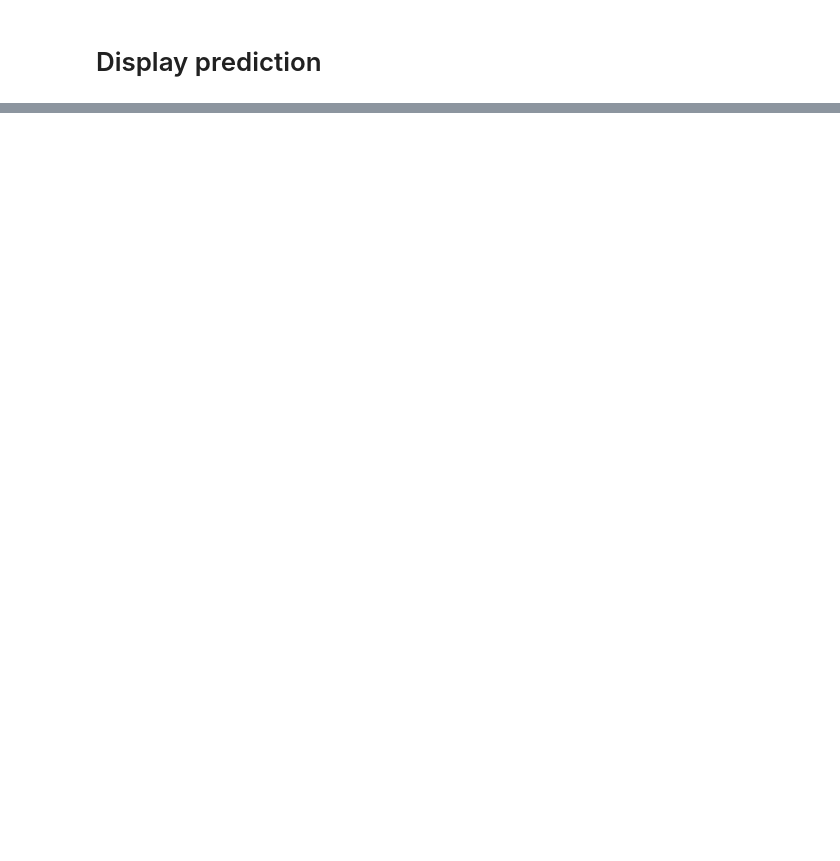
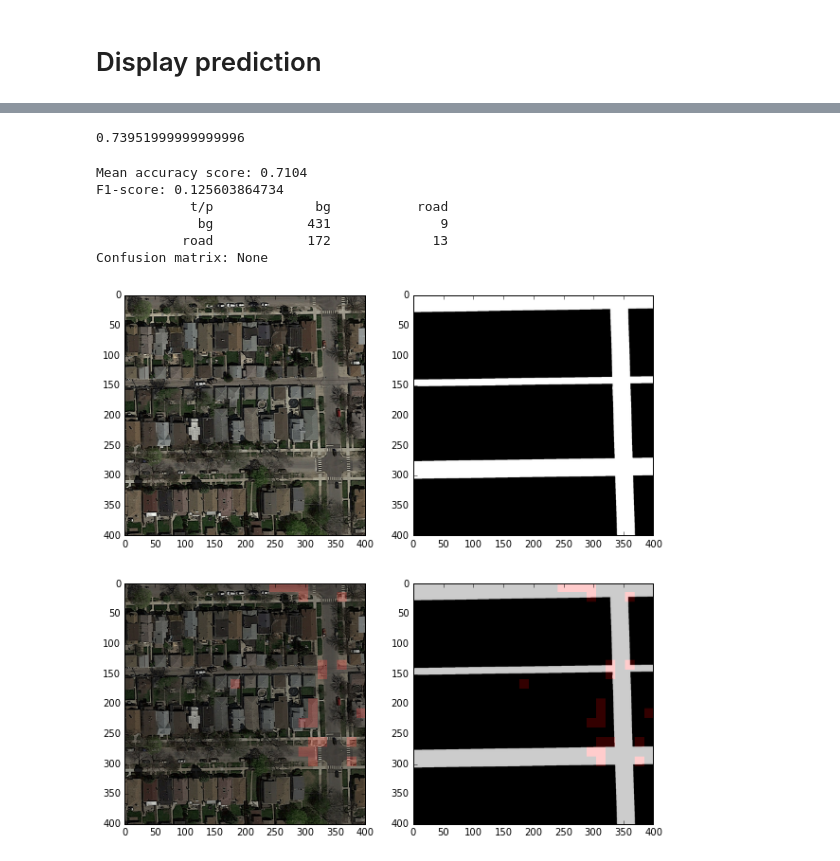
Before and after one commit to PaluchowskiMatthew/MachineLearning, a Jupyter notebook: Projects/project2/project_road_segmentation/Marie's segment_aerial_images.ipynb, the cells around one changed output, grey strips where cells are left out. Saved outputs shown, nothing was run; the diff lists cells and outputs as text; code cells hidden in the pictures; blank space fills up the shorter version.

Commit message:
61% for neigh, start of neural method

```diff
--- a/Projects/project2/project_road_segmentation/Marie's segment_aerial_images.ipynb
+++ b/Projects/project2/project_road_segmentation/Marie's segment_aerial_images.ipynb
@@ -14,7 +11,7 @@ The autoreload extension is already loaded. To reload it, use:
 # Building the model data
 # %%
 X, Y = build_model_data(extract_features_edge)
-poly = PolynomialFeatures(6)
+poly = PolynomialFeatures(3)
 X = poly.fit_transform(X)
 print(X.shape)
 # %% [output]
@@ -56,7 +47,7 @@ Confusion matrix: None
 # %%
 from sklearn.neighbors import KNeighborsClassifier
 
-neigh = KNeighborsClassifier(n_neighbors=2)
+neigh = KNeighborsClassifier(n_neighbors=5)
 neigh.fit(X, Y)
 # %% [output]
 KNeighborsClassifier(algorithm='auto', leaf_size=30, metric='minkowski',
@@ -113,0 +101,3 @@ Confusion matrix: None
+# %%
+clf = MLPClassifier(random_state=1, hidden_layer_sizes=((50,)))
+clf.fit(X, Y)
@@ -113,0 +112,22 @@ Confusion matrix: None
+# %%
+clf.score(X,Y)
+# %% [output]
+0.73951999999999996
+# %%
+img_idx = 9
+img, gt, Yi, Xi = extract_img_features_new(img_idx, extract_features_edge)
+poly = PolynomialFeatures(3)
+Xi = poly.fit_transform(Xi)
+Zi = clf.predict(Xi)
+print('Mean accuracy score:', clf.score(Xi,Yi))
+print('F1-score:', f1_score(Yi,Zi))
+print('Confusion matrix:', pretty_confusion(["bg", "road"], Yi, Zi))
+display_prediction_alt(img, gt, 16, Zi)
+# %% [output]
+Mean accuracy score: 0.7104
+F1-score: 0.125603864734
+            t/p             bg           road
+             bg            431              9
+           road            172             13
+Confusion matrix: None
+[figure, added]
```
Also changed, not shown: parts of 14 cells of this notebook, 1 other file.
